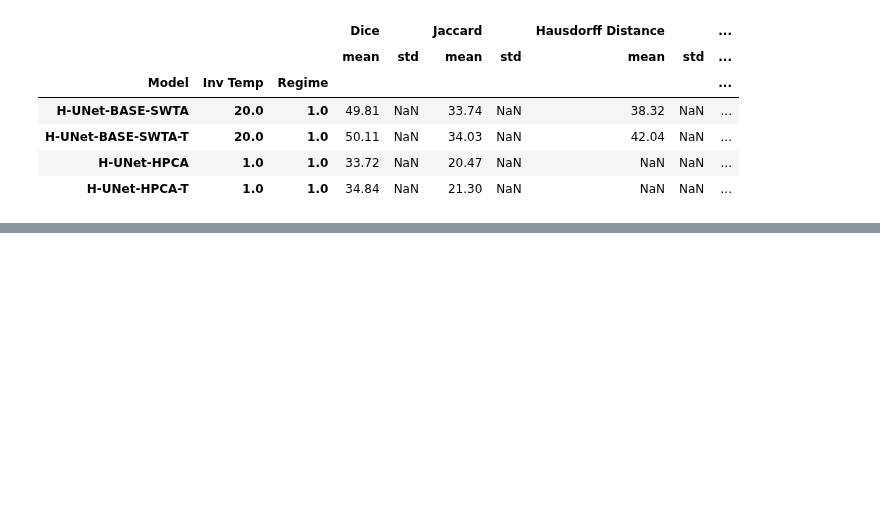
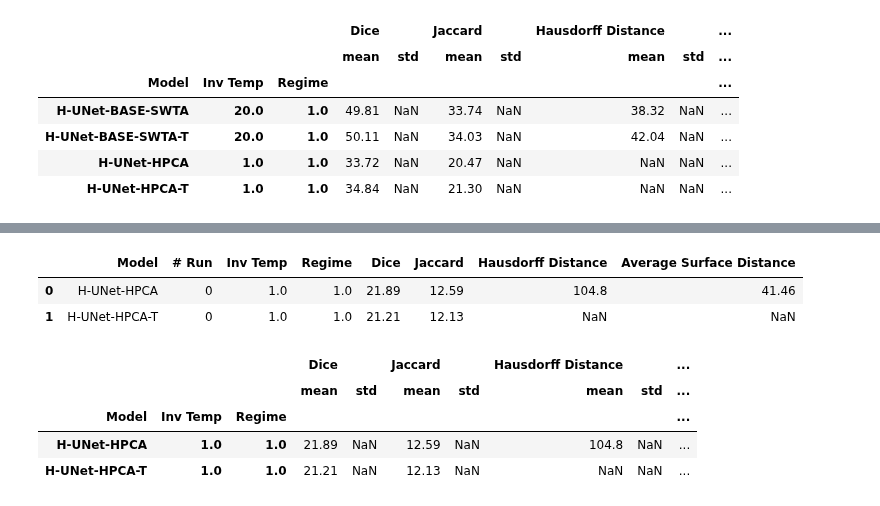
Before and after one commit to ciampluca/hebbian-skin-cancer-segmentation, a Jupyter notebook: show.ipynb, the cells around one changed output, grey strips where cells are left out. Drawn from its saved outputs; the diff is of its cells as text; code cells hidden in the pictures; blank space fills up the shorter version.

```diff
--- a/show.ipynb
+++ b/show.ipynb
@@ -358,0 +414,35 @@ display(summary)
+# %%
+EXP_ROOT = "/home/luca/dgx-a100/raid/home/lucaciampi/workspace/hebbian-skin-cancer-segmentation/runs"
+
+INV_TEMP_PH2=20          # to be set accordingly, used by SWTA
+
+runs = {
+    # UNET-based
+    'H-UNet-HPCA': list(Path(EXP_ROOT + '/experiment=ph2/hunet_base-hpca/inv_temp-1/regime-1.0').glob('run-*')),
+    'H-UNet-HPCA-T': list(Path(EXP_ROOT + '/experiment=ph2/hunet_base-hpca_t/inv_temp-1/regime-1.0').glob('run-*')),
+    'H-UNet-BASE-SWTA': list(Path(EXP_ROOT + '/experiment=ph2/hunet_base-swta/inv_temp-{}/regime-1.0'.format(INV_TEMP_PH2)).glob('run-*')),
+    'H-UNet-BASE-SWTA-T': list(Path(EXP_ROOT + '/experiment=ph2/hunet_base-swta_t/inv_temp-{}/regime-1.0'.format(INV_TEMP_PH2)).glob('run-*')),
+}
+# %%
+# Collect predictions scanning runs
+predictions = pd.concat([collect_one(k, r, 'preds_from_last.csv') for k, v in runs.items() for r in v], ignore_index=True)
+#predictions = pd.concat([collect_one(k, r, 'preds_from_best_dice.csv') for k, v in runs.items() for r in v], ignore_index=True)
+# %%
+# Computing metrics
+model_grouper = ['model', 'run_number', 'inv_temp', 'regime']
+metrics = compute_metrics(predictions, model_grouper)
+
+display(metrics)
+
+summary = summarize_metrics(metrics)
+
+display(summary)
+# %% [output]
+|  | Model | # Run | Inv Temp | Regime | Dice | Jaccard | Hausdorff Distance | Average Surface Distance |
+| 0 | H-UNet-HPCA | 0 | 1.0 | 1.0 | 21.89 | 12.59 | 104.8 | 41.46 |
+| 1 | H-UNet-HPCA-T | 0 | 1.0 | 1.0 | 21.21 | 12.13 | NaN | NaN |
+|  |  |  | Dice |  | Jaccard |  | Hausdorff Distance |  | ... |
+|  |  |  | mean | std | mean | std | mean | std | ... |
+| Model | Inv Temp | Regime |  |  |  |  |  |  | ... |
+| H-UNet-HPCA | 1.0 | 1.0 | 21.89 | NaN | 12.59 | NaN | 104.8 | NaN | ... |
+| H-UNet-HPCA-T | 1.0 | 1.0 | 21.21 | NaN | 12.13 | NaN | NaN | NaN | ... |
```
Also changed, not shown: parts of 35 cells of this notebook, 2 other files.
